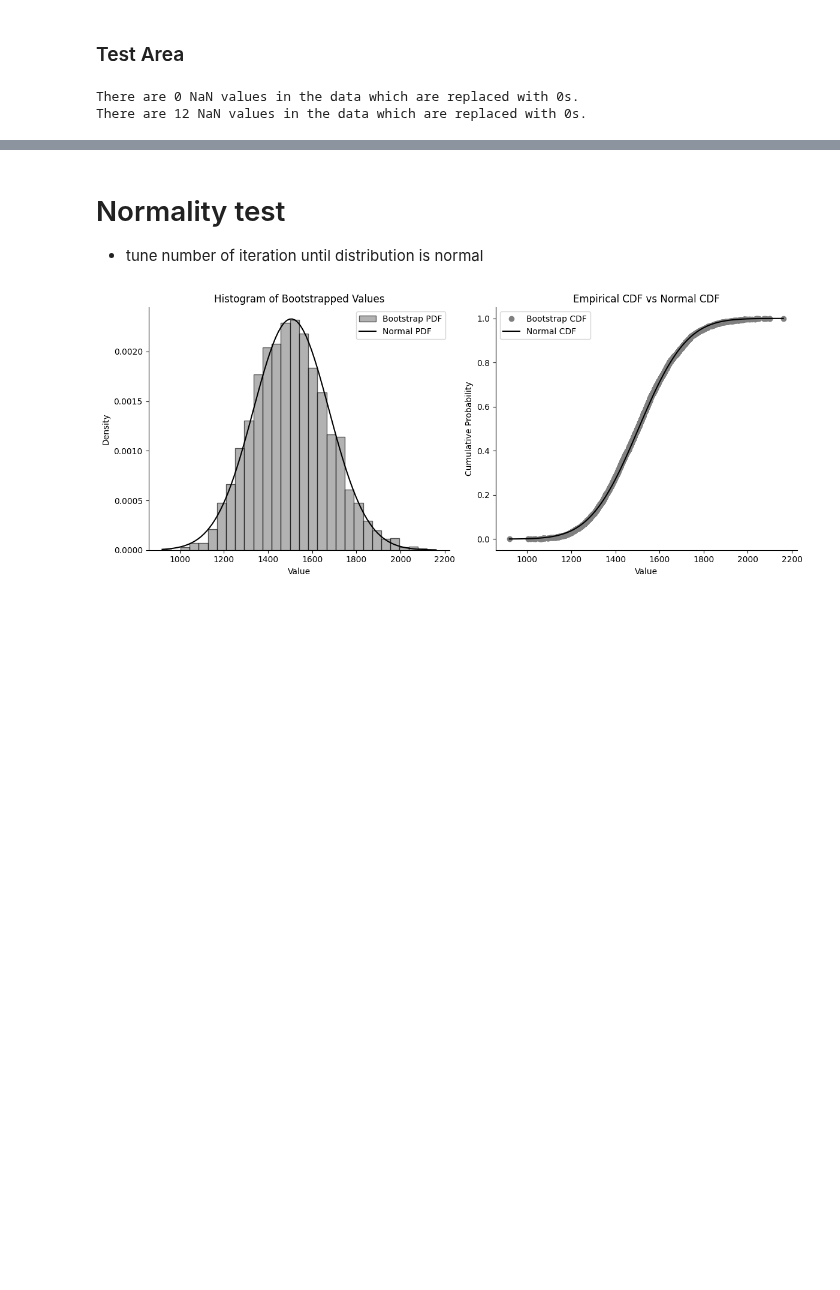
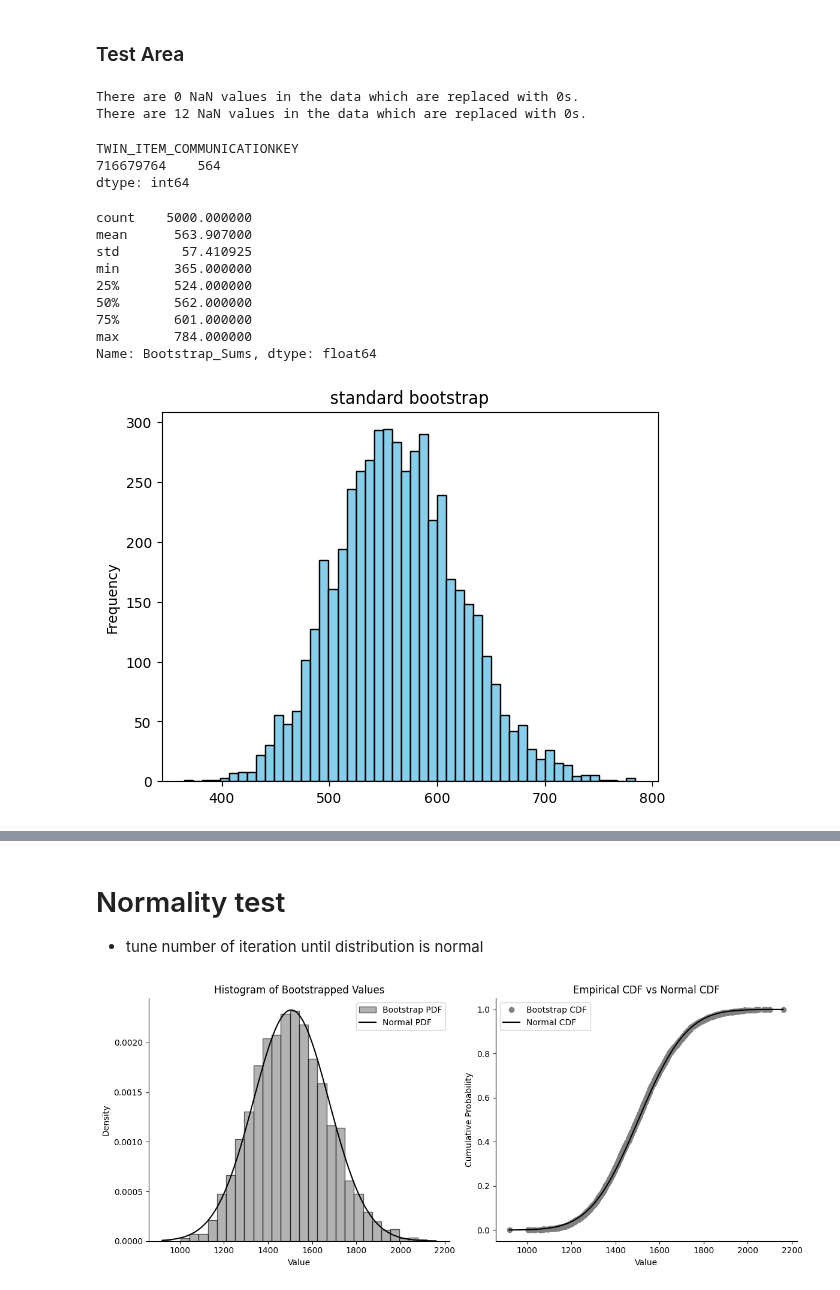
Before and after one commit to chrisnhr/Diplom, a Jupyter notebook: bootstrapping.ipynb, the cells around one changed output, grey strips where cells are left out. Cells and saved outputs as stored; diff of their text form; code cells hidden in the pictures; blank space fills up the shorter version.

```diff
--- a/bootstrapping.ipynb
+++ b/bootstrapping.ipynb
@@ -83,7 +80,7 @@ class Sampling:
 
     def iid_bootstrap(self) -> pd.Series:
 
-        for i in range(self.num_samples):
+        for i in tqdm(range(self.num_samples)):
             row_indices = np.random.choice(self.n, size=self.n, replace=True)
             col_indices = np.random.choice(self.col, size=self.n, replace=True)
 
@@ -96,21 +93,21 @@ class Sampling:
     def lbb(self, B: float = 0.1, b: int = 7) -> pd.Series:
 
         #define number of blocks
-        M = range(int(np.ceil(self.n/b)))
+        M = int(np.ceil(self.n/b))
 
-        for i in range(self.num_samples):
+        for i in tqdm(range(self.num_samples)):
             bootstrap_sample = []
 
-            #create vector of column indices for each block
-            col_choice = np.random.choice(self.col, size=M, replace=True)
+            #create vector of column indices for each block, should be automatically draw with replacement
+            col_choice = np.random.randint(0, self.col, size=M)
             #iterate number of blocks
-            for m in M:
+            for m in range(M):
                 #define valid neighborhood range
                 J_1m = max(1, m*b-self.n*B)
                 J_2m = min(self.n-b+1, m*b+self.n*B)
 
                 #draw block starting index -> uses overlapping blocks
-                I_m = np.random.randint(J_1m, J_2m, replace=True) #stimmen hier die grenzen?
+                I_m = np.random.randint(J_1m, J_2m) #stimmen hier die grenzen?
 
                 #draw block from sample series
                 sampled_block = self.data.iloc[I_m-1:I_m+b, col_choice[m]] #consider 0 indexing by -1
@@ -133,5 +126,11 @@ twin = data.prepare_data(5, 716679764)
 # %% [output]
 There are 0 NaN values in the data which are replaced with 0s.
 There are 12 NaN values in the data which are replaced with 0s.
+# %%
+print(test.sum())
+# %% [output]
+TWIN_ITEM_COMMUNICATIONKEY
+716679764    564
+dtype: int64
 # %%
 sampler = Sampling(test, num_samples=5000)
@@ -139,2 +137,17 @@ results_simple = sampler.iid_bootstrap()
+# %%
+results_simple = sampler.iid_bootstrap()
+display(results_simple.describe())
+results_simple.plot(kind="hist", title="standard bootstrap", bins=50, color="skyblue", edgecolor="black");
+# %% [output]
+count    5000.000000
+mean      563.907000
+std        57.410925
+min       365.000000
+25%       524.000000
+50%       562.000000
+75%       601.000000
+max       784.000000
+Name: Bootstrap_Sums, dtype: float64
+[figure, added]
 # %%
 results_lbb = sampler.lbb(B=0.1, b=7)
```
Also changed, not shown: parts of 9 cells of this notebook, 1 other file.
